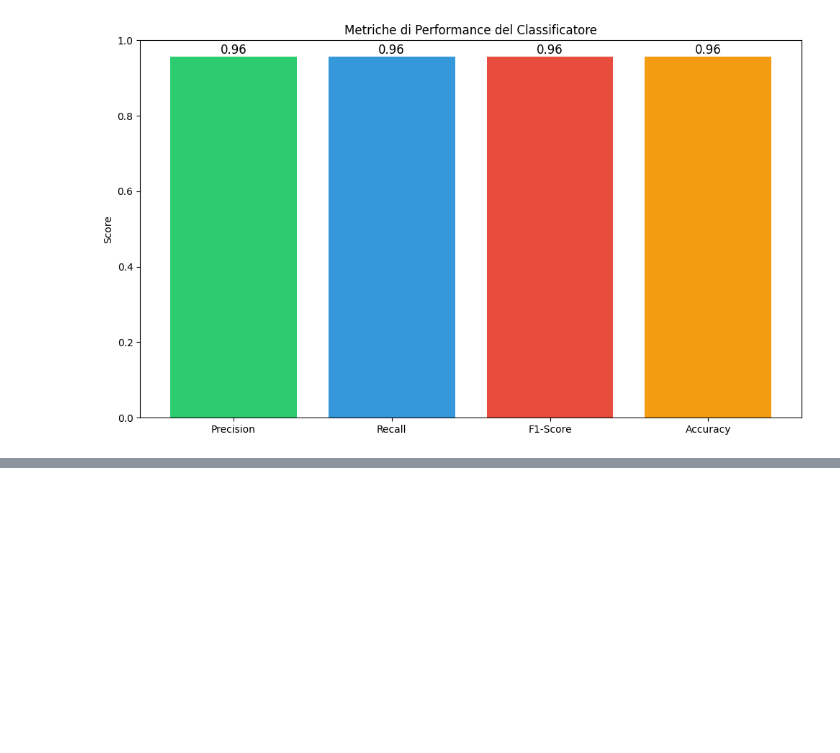
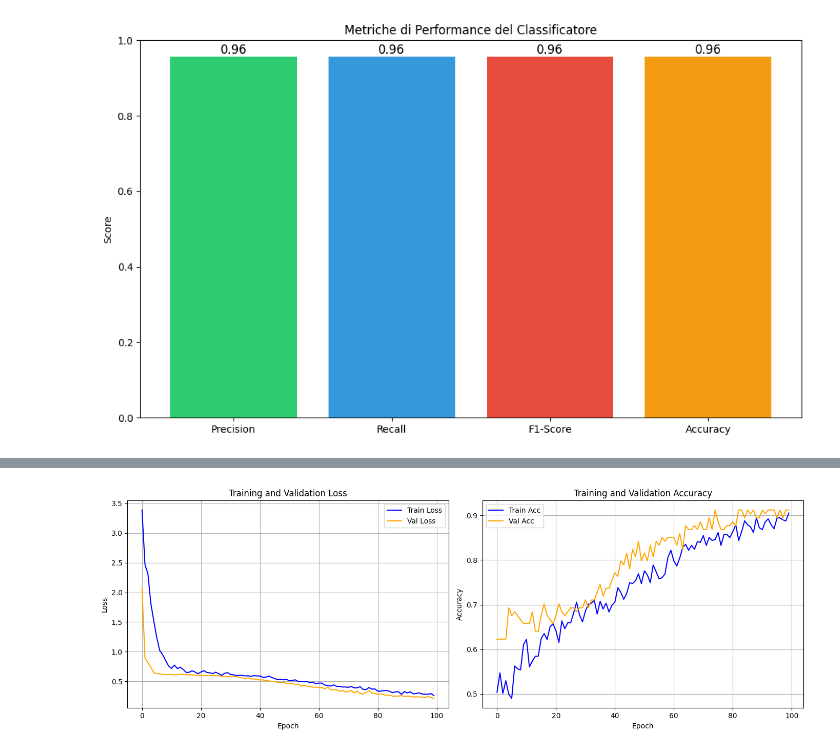
Before and after one commit to StefoXCaffeine/ML-BreastCancerDetection, a Jupyter notebook: breastCancerDetection.ipynb, the cells around one changed output, grey strips where cells are left out. Drawn from its saved outputs; the diff is of its cells as text; code cells hidden in the pictures; blank space fills up the shorter version.

Commit message:
Added Neural Network

```diff
--- a/breastCancerDetection.ipynb
+++ b/breastCancerDetection.ipynb
@@ -184,0 +231,75 @@ Passing `palette` without assigning `hue` is deprecated and will be removed in v
+# %%
+input_size = X_train_tensor.shape[1]
+
+model = models.Sequential([
+    layers.Input(shape=(input_size,)),
+    layers.Dense(64, activation='relu'),
+    layers.Dropout(0.3),
+    layers.Dense(32, activation='relu'),
+    layers.Dropout(0.3),
+    layers.Dense(2, activation='softmax')
+])
+
+print(f"\nModello creato con input size: {input_size}")
+model.summary()
+
+# Compilazione del modello
+model.compile(
+    optimizer=keras.optimizers.Adam(learning_rate=0.001),
+    loss='sparse_categorical_crossentropy',
+    metrics=['accuracy']
+)
+
+# Training della rete neurale
+print("\nInizio training...")
+num_epochs = 100
+
+history = model.fit(
+    train_dataset,
+    epochs=num_epochs,
+    validation_data=test_dataset,
+    verbose=0
+)
+
+# Visualizzazione dei risultati del training
+import matplotlib.pyplot as plt
+
+fig, axes = plt.subplots(1, 2, figsize=(14, 5))
+
+# Loss curve
+axes[0].plot(history.history['loss'], label='Train Loss', color='blue')
+axes[0].plot(history.history['val_loss'], label='Val Loss', color='orange')
+axes[0].set_xlabel('Epoch')
+axes[0].set_ylabel('Loss')
+axes[0].set_title('Training and Validation Loss')
+axes[0].legend()
+axes[0].grid(True)
+
+# Accuracy curve
+axes[1].plot(history.history['accuracy'], label='Train Acc', color='blue')
+axes[1].plot(history.history['val_accuracy'], label='Val Acc', color='orange')
+axes[1].set_xlabel('Epoch')
+axes[1].set_ylabel('Accuracy')
+axes[1].set_title('Training and Validation Accuracy')
+axes[1].legend()
+axes[1].grid(True)
+
+plt.tight_layout()
+plt.show()
+
+# Valutazione finale
+print('\nTraining completato!')
+test_loss, test_accuracy = model.evaluate(test_dataset, verbose=0)
+print(f"Accuracy finale sul test set: {test_accuracy:.4f}")
+
+# Predizioni
+predictions = model.predict(X_test_tensor)
+predicted_classes = np.argmax(predictions, axis=1)
+
+# Matrice di confusione
+from sklearn.metrics import confusion_matrix, classification_report
+
+# Salvataggio del modello
+model.save('breast_cancer_model.keras')
+print("\nModello salvato come 'breast_cancer_model.keras'")
+# %% [output]
@@ -184,0 +323 @@ Passing `palette` without assigning `hue` is deprecated and will be removed in v
+[figure, added]
```
Also changed, not shown: parts of 6 cells of this notebook, 1 other file.
